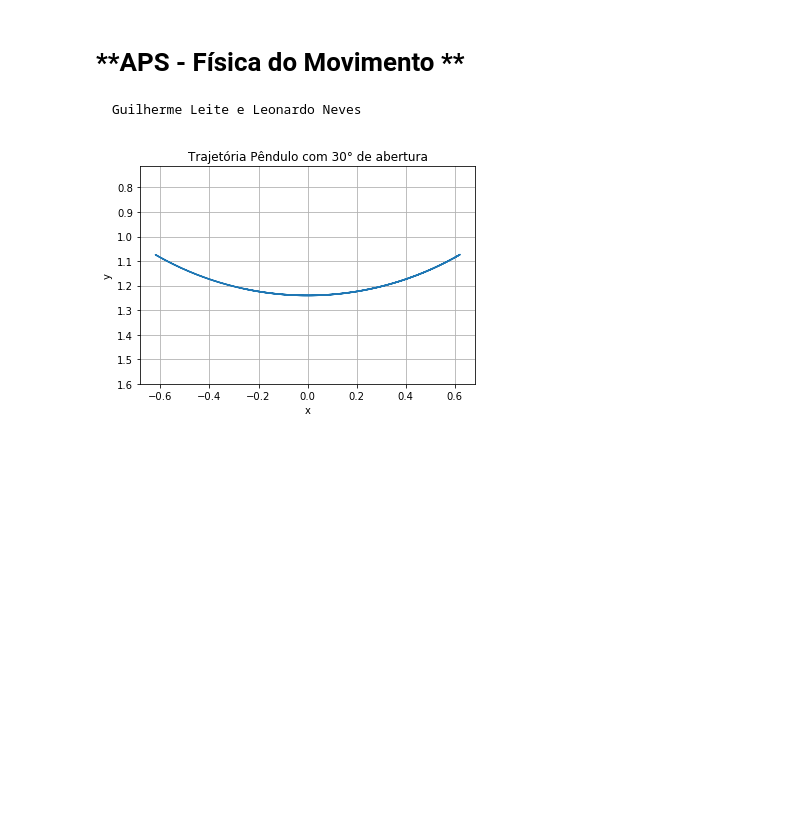
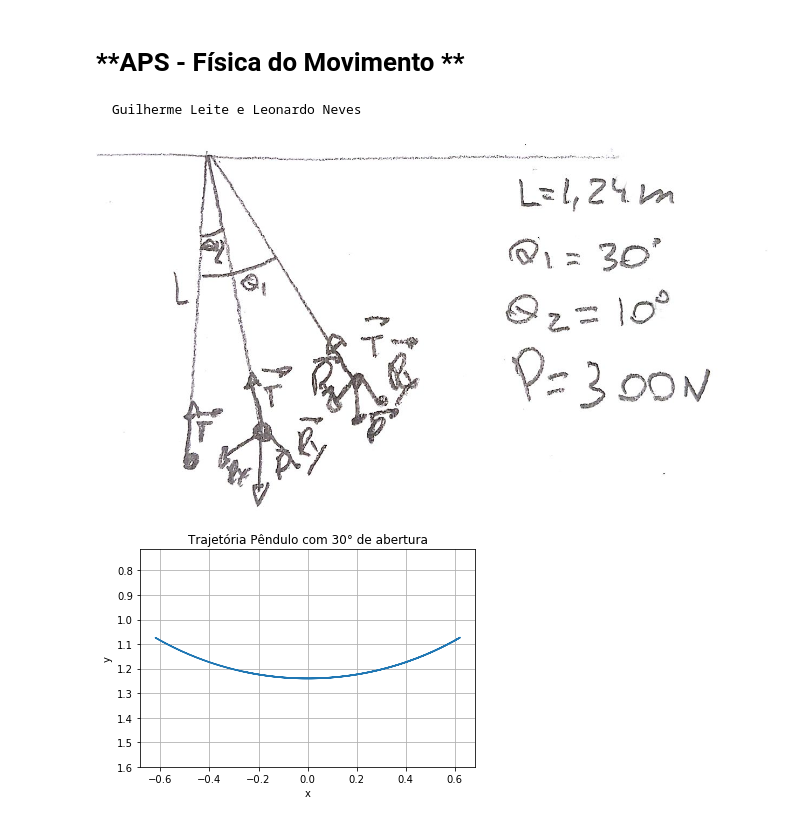
Before and after one commit to guipleite/Pendulos, a Jupyter notebook: APS Fis.ipynb, the cells around one changed output. Saved outputs shown, nothing was run; the diff lists cells and outputs as text; code cells hidden in the pictures; blank space fills up the shorter version.

Commit message:
diagrama adicionado

```diff
--- a/APS Fis.ipynb
+++ b/APS Fis.ipynb
@@ -12,3 +13,7 @@ from scipy.integrate import odeint
+# %%
+Image("diag.jpeg")
+# %% [output]
+[figure, added]
 # %%
 t = np.arange(0, 3, 0.01)
 
```
Also changed, not shown: parts of 4 cells of this notebook, 1 other file.
